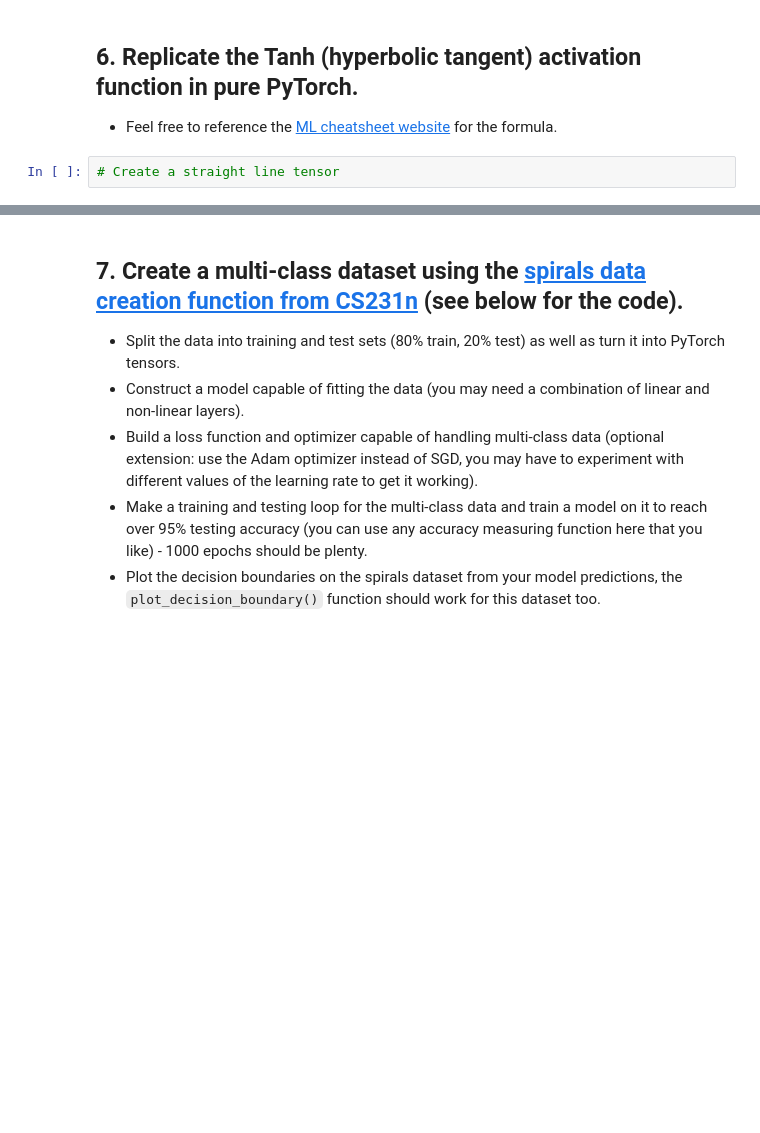
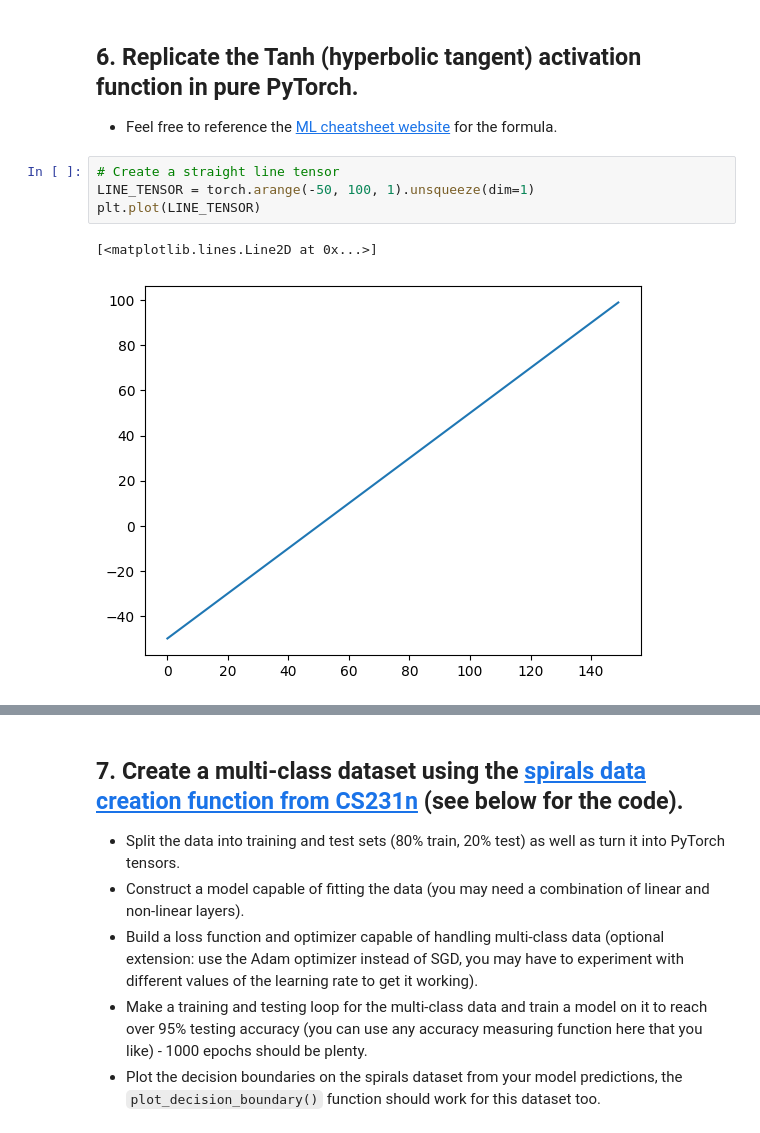
Before and after one commit to FrojdJocke/PyTorch-ZTM, a Jupyter notebook: extras/exercises/02_pytorch_classification_exercises.ipynb, the cells around one changed output, grey strips where cells are left out. Drawn from its saved outputs; the diff is of its cells as text; blank space fills up the shorter version.

```diff
--- a/extras/exercises/02_pytorch_classification_exercises.ipynb
+++ b/extras/exercises/02_pytorch_classification_exercises.ipynb
@@ -256,5 +290,10 @@ def plot_decision_boundary(model, X, y):
 - Feel free to reference the [ML cheatsheet website](https://ml-cheatsheet.readthedocs.io/en/latest/activation_functions.html#tanh) for the formula.
 # %%
 # Create a straight line tensor
+LINE_TENSOR = torch.arange(-50, 100, 1).unsqueeze(dim=1)
+plt.plot(LINE_TENSOR)
+# %% [output]
+[<matplotlib.lines.Line2D at 0x...>]
+[figure, added]
 # %%
 # Test torch.tanh() on the tensor and plot it
```
Also changed, not shown: parts of 21 cells of this notebook, 2 other files.
